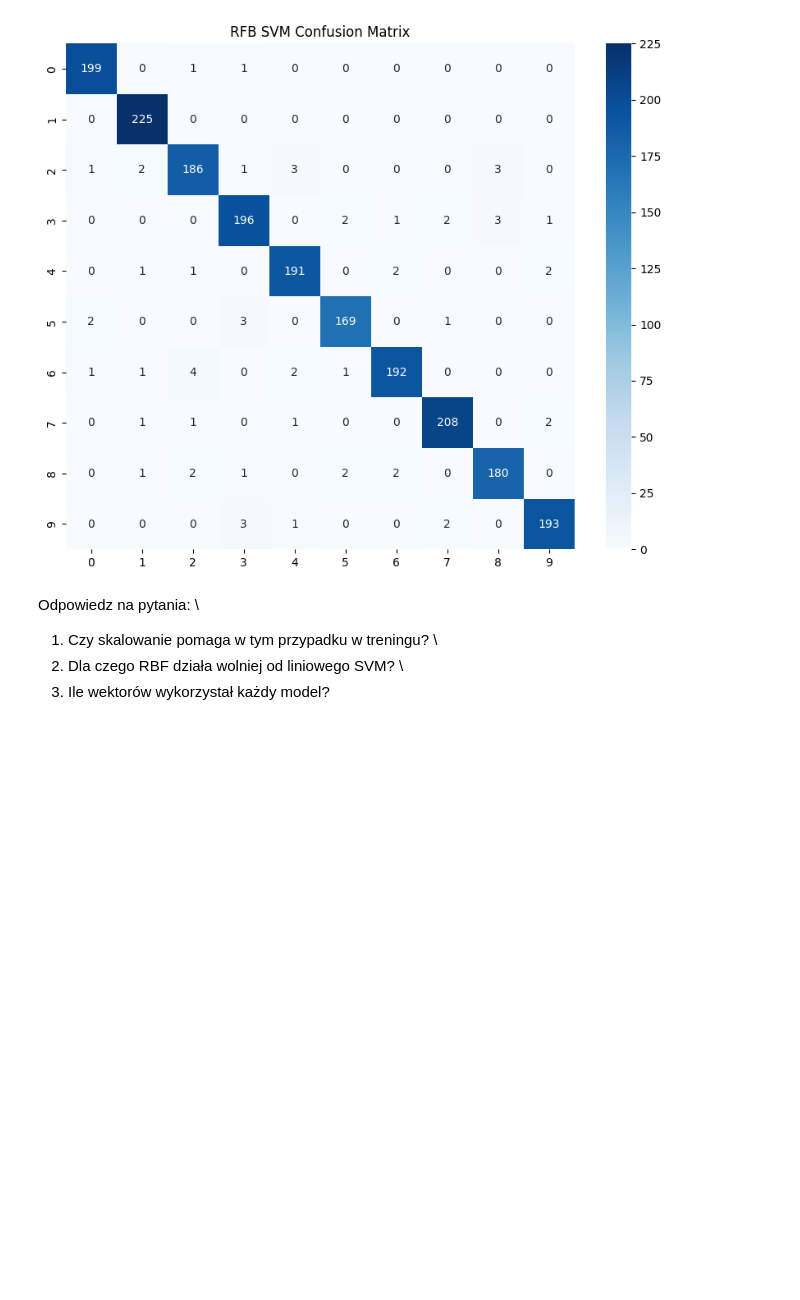
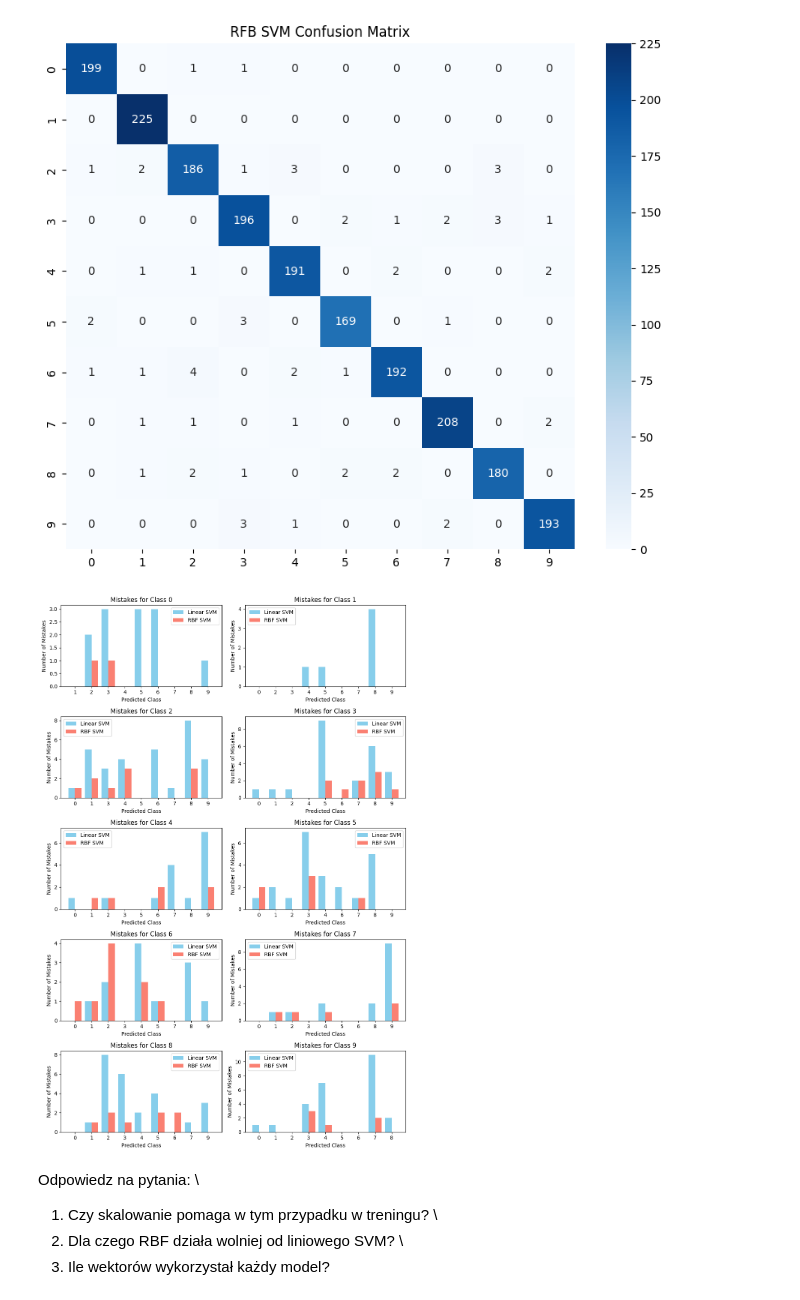
Before and after one commit to PawelCedzich/NLPLabs, a Jupyter notebook: Lista1_SVM.ipynb, the cells around one changed output. Saved outputs shown, nothing was run; the diff lists cells and outputs as text; code cells hidden in the pictures; blank space fills up the shorter version.

Commit message:
Added firgue
Added figure for comparison of row mistakes between RFB and Linear

```diff
--- a/Lista1_SVM.ipynb
+++ b/Lista1_SVM.ipynb
@@ -69,6 +69,36 @@ plt.title('RFB SVM Confusion Matrix')
 plt.show()
 # %% [output]
 [figure]
+# %%
+conf_matrix_linear = confusion_matrix(y_test, y_pred_linear)
+conf_matrix_rbf = confusion_matrix(y_test, y_pred_rbf)
+
+num_classes = 10
+rows = 5
+cols = 2
+fig, axes = plt.subplots(rows, cols, figsize=(10, 3*rows))
+
+axes = axes.ravel()
+
+for i in range(num_classes):
+    linear_mistakes = np.delete(conf_matrix_linear[i], i)
+    rbf_mistakes = np.delete(conf_matrix_rbf[i], i)
+
+    axes[i].bar(np.arange(9) - 0.2, linear_mistakes, 0.4, label="Linear SVM", color='skyblue')
+    axes[i].bar(np.arange(9) + 0.2, rbf_mistakes, 0.4, label="RBF SVM", color='salmon')
+
+    axes[i].set_xlabel('Predicted Class')
+    axes[i].set_ylabel('Number of Mistakes')
+    axes[i].set_title(f'Mistakes for Class {i}')
+    axes[i].set_xticks(np.arange(9))
+    axes[i].set_xticklabels([str(j) for j in range(10) if j != i])
+    axes[i].set_ylim(bottom=0)
+    axes[i].legend()
+
+plt.tight_layout()
+plt.show()
+# %% [output]
+[figure, added]
 # %% [markdown]
 Odpowiedz na pytania: \\
 1. Czy skalowanie pomaga w tym przypadku w treningu? \\
```
Also changed, not shown: parts of 2 cells of this notebook.
